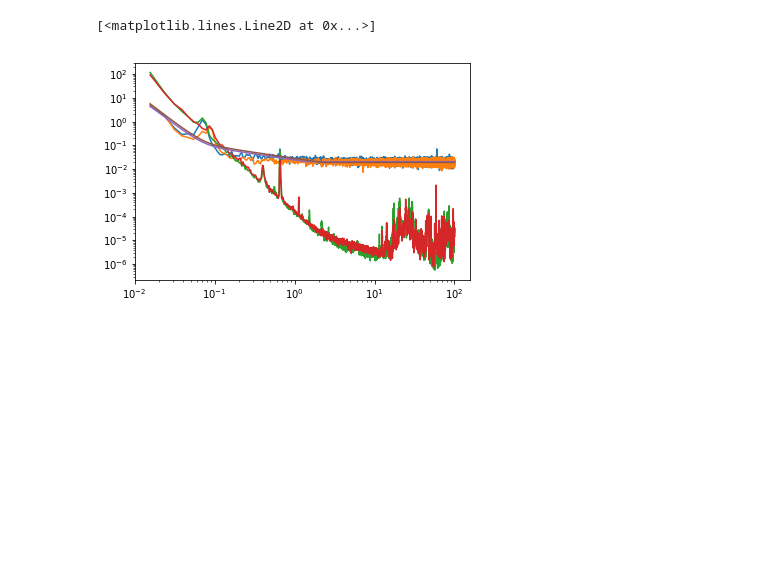
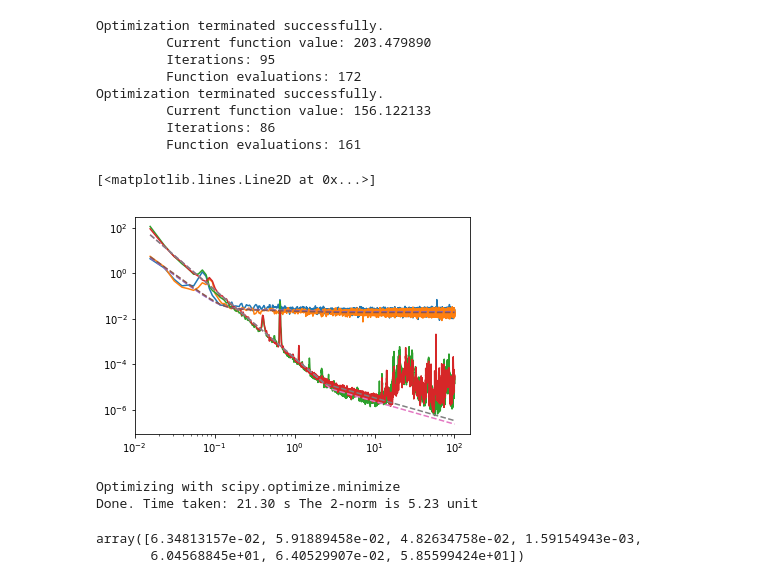
Before and after one commit to terrencetec/kontrol, a Jupyter notebook: examples/SR2_IP_noise.ipynb, the cells around one changed output. Saved outputs shown, nothing was run; the diff lists cells and outputs as text; code cells hidden in the pictures; blank space fills up the shorter version.

```diff
--- a/examples/SR2_IP_noise.ipynb
+++ b/examples/SR2_IP_noise.ipynb
@@ -13,35 +13,75 @@ f = f[mask]
 lvdtl = lvdtl[mask]
 lvdtt = lvdtt[mask]
 accl = accl[mask]
 acct = acct[mask]
 plt.loglog(f,lvdtl)
 plt.loglog(f,lvdtt)
 plt.loglog(f,accl)
 plt.loglog(f,acct)
 from kontrol.model import *
 from kontrol import quad_sum
 
 def low_noise_model(f, seis_N0, lvdt_N0, lvdt_fc):
-    noise = quad_sum(seis_N0/f**2.5, lvdt_noise(f, lvdt_N0, lvdt_fc))
+    noise = quad_sum(seis_N0/f**2.5, lvdt_noise(f, lvdt_N0, lvdt_fc, exp=[-0.1,0]))
     return(noise)
 
 # Make weight to ignore non-noise components between 0.03 and 0.2 Hz
 low_noise_weight = np.ones_like(f)
 for i in range(len(low_noise_weight)):
     if f[i]>0.03 and f[i]<0.2:
         low_noise_weight[i]=0
-lvdtl_args = noise_fit(low_noise_model, f, lvdtl, weight = low_noise_weight)
-lvdtt_args = noise_fit(low_noise_model, f, lvdtt, weight = low_noise_weight)
+# lvdtl_args = noise_fit(low_noise_model, f, lvdtl, weight = low_noise_weight)
+# lvdtt_args = noise_fit(low_noise_model, f, lvdtt, weight = low_noise_weight)
 plt.loglog(f, low_noise_model(f, *lvdtl_args), '--')
 plt.loglog(f, low_noise_model(f, *lvdtt_args), '--')
+
+geo_noise_weight = np.ones_like(f)
+# Make weight to ignore non-noise components between 0.03 and 0.2 Hz
+for i in range(len(geo_noise_weight)):
+    if (f[i]>0.03 and f[i]<0.2) or (f[i]>0.3 and f[i]<1.5)or f[i]>10:
+        geo_noise_weight[i]=0
+
+def high_noise_model(f, geo_N0, geo_fc):
+    return(geophone_noise(f, geo_N0, geo_fc, exp=[-3,-1]))
+geol_args = noise_fit(high_noise_model, f, accl, weight = geo_noise_weight)
+geot_args = noise_fit(high_noise_model, f, acct, weight = geo_noise_weight)
+plt.loglog(f, high_noise_model(f, *geol_args), '--')
+plt.loglog(f, high_noise_model(f, *geot_args), '--')
 
 # plt.loglog(f, low_noise_model(f, 1e-6, 1e-6, 1))
 # data=np.loadtxt('./data/SR2_IP_noise_20200720a.txt')
 # f, accltxt = data[:,0], data[:,4]
 # plt.loglog(f,accltxt)
 # len(accltxt)
 # data
 # plt.semilogx(np.angle(items.results.TF['K1:VIS-SR2_IP_BLEND_ACCL_IN1'].CSD[2]))
 # %% [output]
-[<matplotlib.lines.Line2D at 0x...>]
+Optimization terminated successfully.
+         Current function value: 203.479890
+         Iterations: 95
+         Function evaluations: 172
+Optimization terminated successfully.
+         Current function value: 156.122133
+         Iterations: 86
+         Function evaluations: 161
+[<matplotlib.lines.Line2D at 0x...>]
-[figure, old version]
+[figure, new version]
+# %%
+from kontrol.filter import (optimize_complementary_filter,
+    complementary_modified_sekiguchi, complementary_sekiguchi, complementary_lucia)
+res = optimize_complementary_filter(
+    complementary_modified_sekiguchi,
+    spectra=[low_noise_model(f,*lvdtl_args),high_noise_model(f,*geol_args)],
+    f=f,
+#     bounds=[(0.01,10),(0.01,10),(0.01,10),(0.01,10),(0.5,1000),(0.01,10),(0.5,1000)],
+    x0=[0.32,0.32,0.32,0.32]
+    )
+# res.x/2/np.pi
+# %% [output]
+Optimizing with scipy.optimize.minimize
+Done. Time taken: 21.30 s The 2-norm is 5.23 unit
+# %%
+res.x/2/np.pi
+# %% [output]
+array([6.34813157e-02, 5.91889458e-02, 4.82634758e-02, 1.59154943e-03,
+       6.04568845e+01, 6.40529907e-02, 5.85599424e+01])
```
Also changed, not shown: parts of 6 cells of this notebook.
